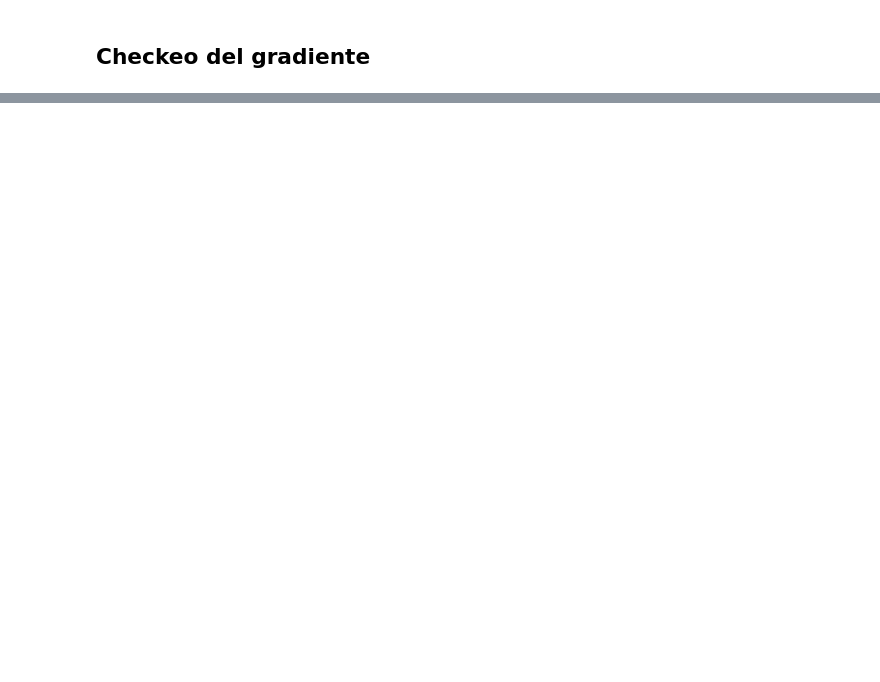
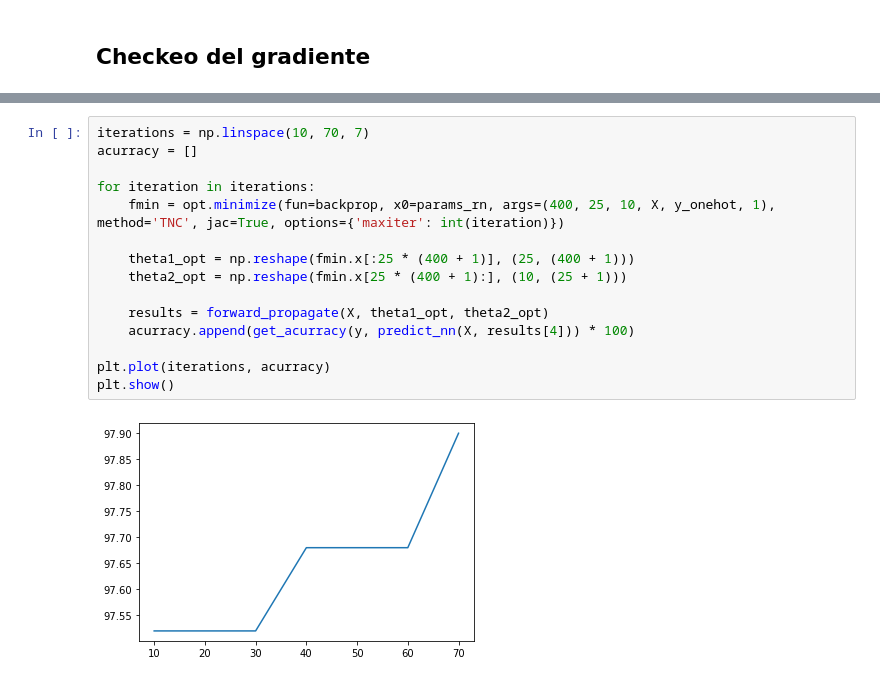
Before and after one commit to manumonforte/AA, a Jupyter notebook: practice4/main.ipynb, the cells around one changed output, grey strips where cells are left out. Saved outputs shown, nothing was run; the diff lists cells and outputs as text; blank space fills up the shorter version.

```diff
--- a/practice4/main.ipynb
+++ b/practice4/main.ipynb
@@ -130,0 +170,17 @@ Mismatched elements: 36 / 38 (94.7%)
+# %%
+iterations = np.linspace(10, 70, 7)
+acurracy = []
+
+for iteration in iterations:
+    fmin = opt.minimize(fun=backprop, x0=params_rn, args=(400, 25, 10, X, y_onehot, 1), method='TNC', jac=True, options={'maxiter': int(iteration)})
+
+    theta1_opt = np.reshape(fmin.x[:25 * (400 + 1)], (25, (400 + 1)))
+    theta2_opt = np.reshape(fmin.x[25 * (400 + 1):], (10, (25 + 1)))
+
+    results = forward_propagate(X, theta1_opt, theta2_opt)
+    acurracy.append(get_acurracy(y, predict_nn(X, results[4])) * 100)
+
+plt.plot(iterations, acurracy)
+plt.show()
+# %% [output]
+[figure, added]
```
Also changed, not shown: parts of 11 cells of this notebook.
